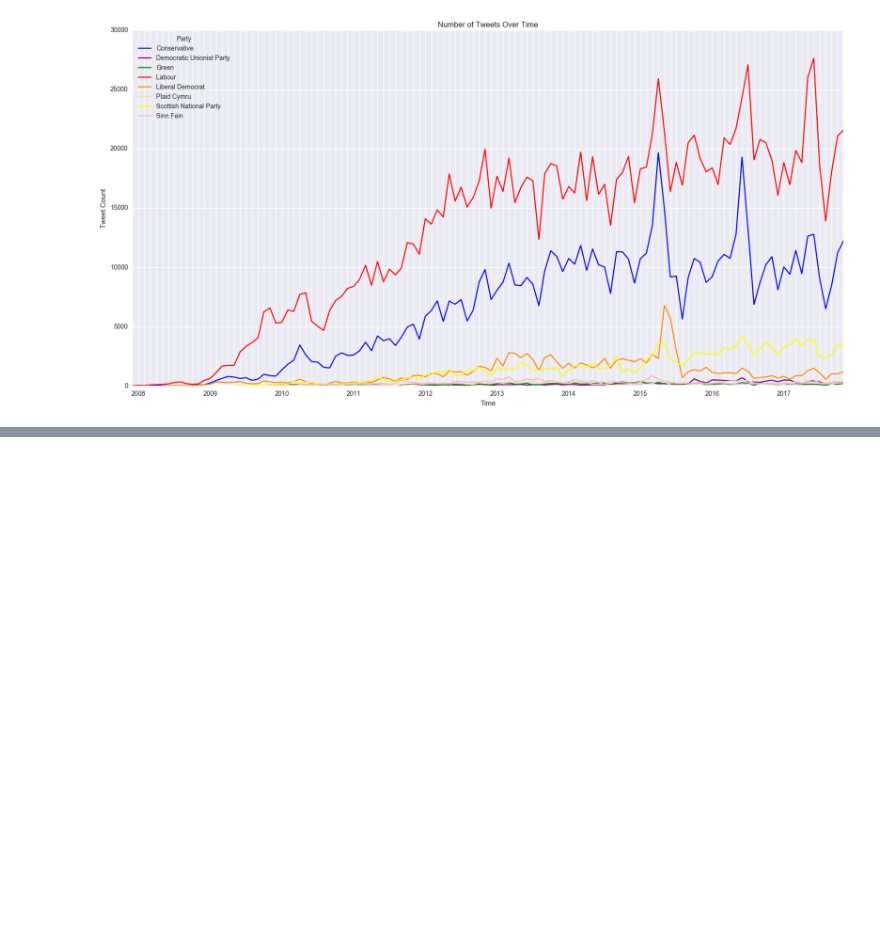
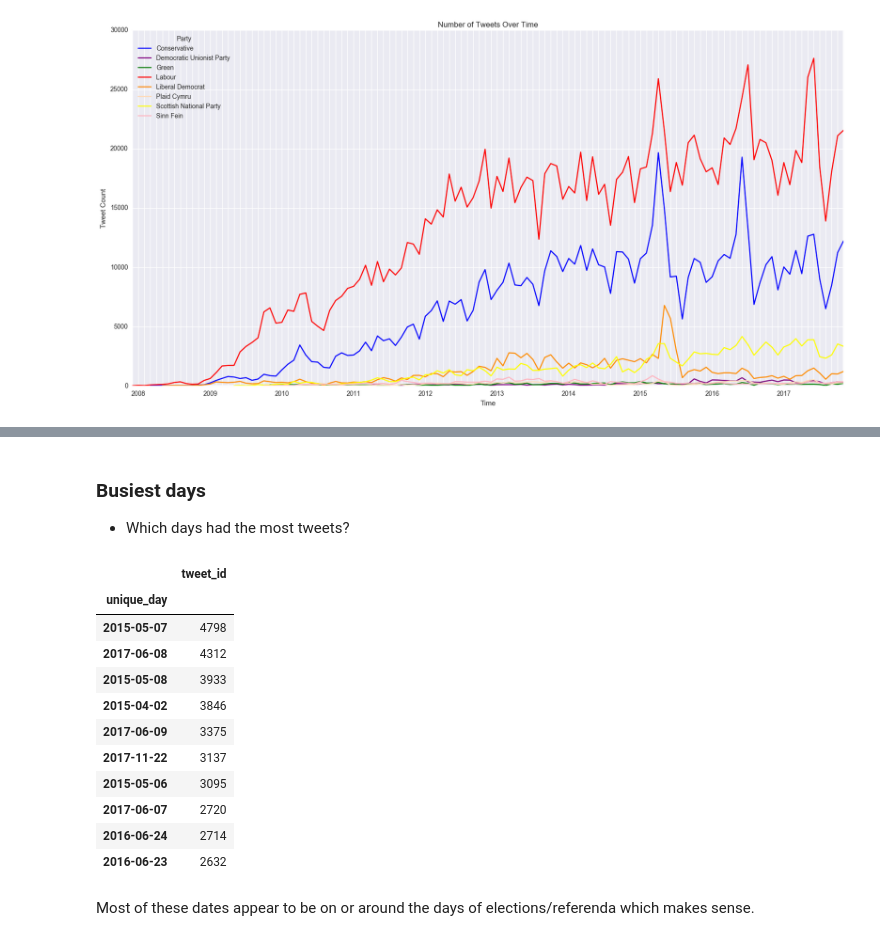
Before and after one commit to josephhalstead/Westminster-Tweet-Analysis, a Jupyter notebook: exploratory_data_analysis.ipynb, the cells around one changed output, grey strips where cells are left out. Saved outputs shown, nothing was run; the diff lists cells and outputs as text; code cells hidden in the pictures; blank space fills up the shorter version.

```diff
--- a/exploratory_data_analysis.ipynb
+++ b/exploratory_data_analysis.ipynb
@@ -296,0 +304,23 @@ df.sor
+# %% [markdown]
+### Busiest days
+
+* Which days had the most tweets?
+# %%
+grouped = df[['tweet_id', 'unique_day']].groupby(['unique_day']).count()
+# %%
+grouped.sort_values('tweet_id', ascending=False).head(10)
+# %% [output]
+|  | tweet_id |
+| unique_day |  |
+| 2015-05-07 | 4798 |
+| 2017-06-08 | 4312 |
+| 2015-05-08 | 3933 |
+| 2015-04-02 | 3846 |
+| 2017-06-09 | 3375 |
+| 2017-11-22 | 3137 |
+| 2015-05-06 | 3095 |
+| 2017-06-07 | 2720 |
+| 2016-06-24 | 2714 |
+| 2016-06-23 | 2632 |
+# %% [markdown]
+Most of these dates appear to be on or around the days of elections/referenda which makes sense.
```
Also changed, not shown: parts of 6 cells of this notebook.
